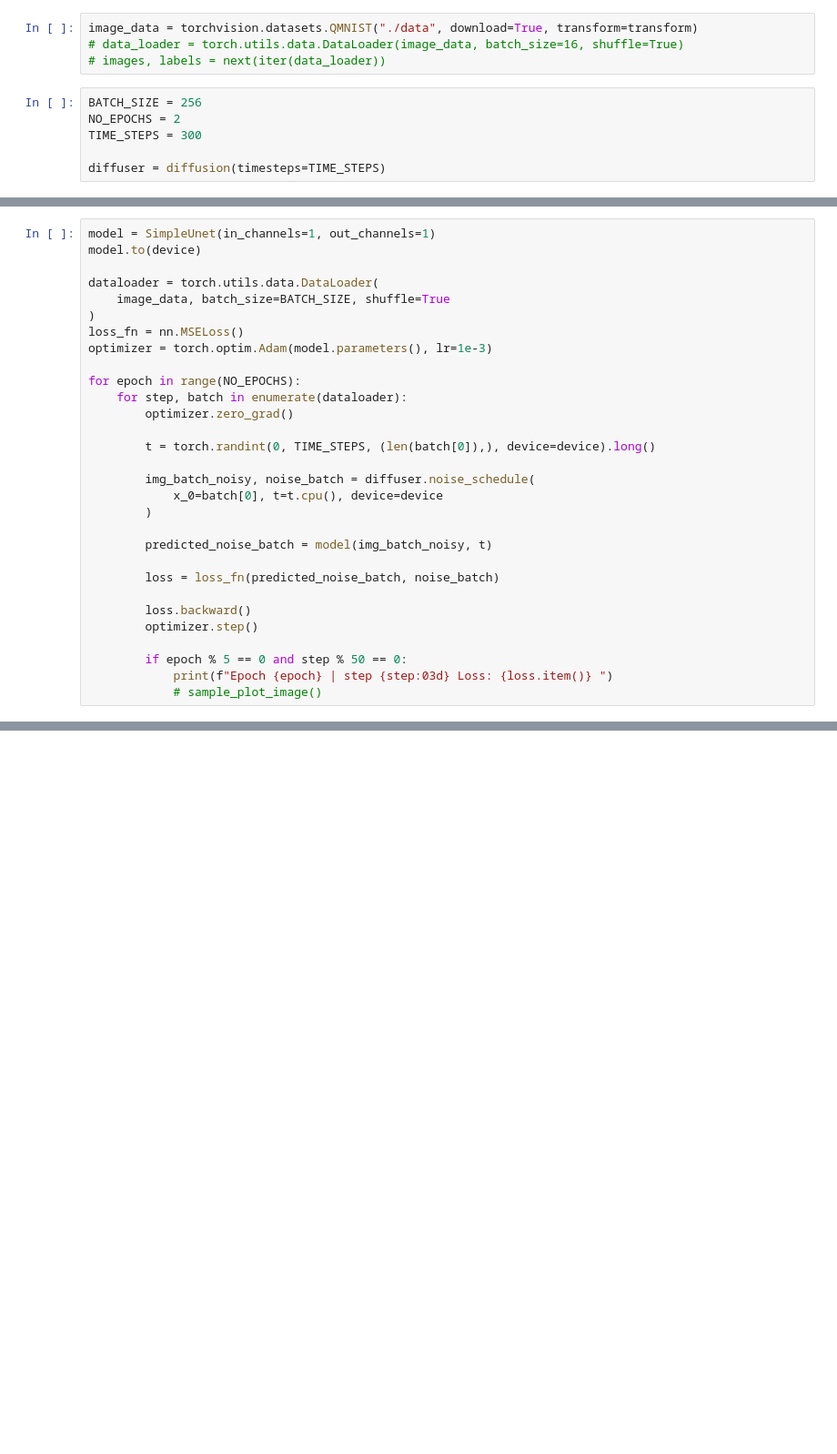
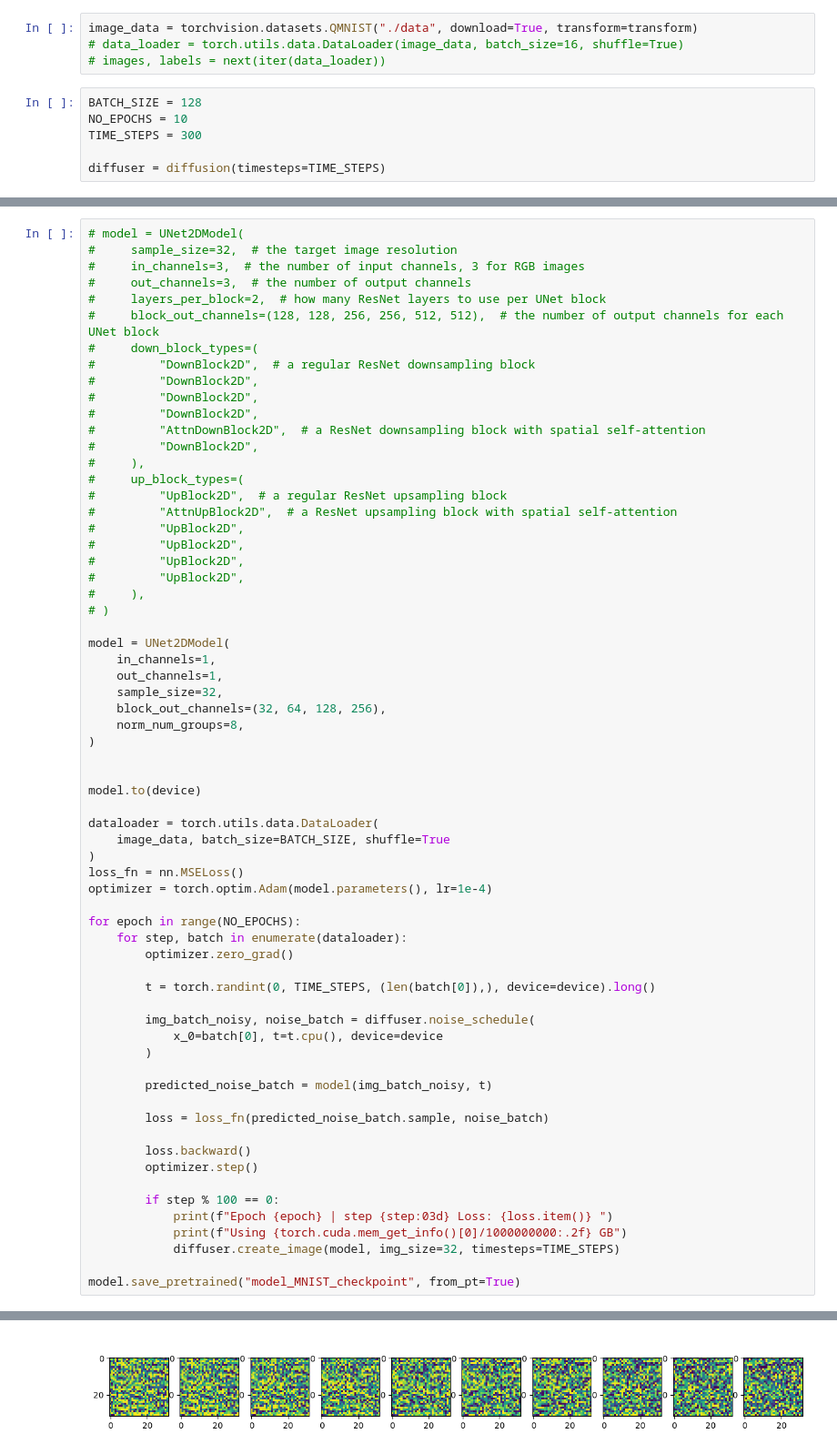
Before and after one commit to patrick-lindemann/ddpm, a Jupyter notebook: difussion.ipynb, the cells around one changed output, grey strips where cells are left out. Shown at 91% size. Drawn from its saved outputs; the diff is of its cells as text; blank space fills up the shorter version.

```diff
--- a/difussion.ipynb
+++ b/difussion.ipynb
@@ -99,8 +117,8 @@ image_data = torchvision.datasets.QMNIST("./data", download=True, transform=tran
 # data_loader = torch.utils.data.DataLoader(image_data, batch_size=16, shuffle=True)
 # images, labels = next(iter(data_loader))
 # %%
-BATCH_SIZE = 256
-NO_EPOCHS = 2
+BATCH_SIZE = 128
+NO_EPOCHS = 10
 TIME_STEPS = 300
 
 diffuser = diffusion(timesteps=TIME_STEPS)
@@ -115,12 +125,44 @@ diffuser = diffusion(timesteps=TIME_STEPS)
 # %%
-model = SimpleUnet(in_channels=1, out_channels=1)
+# model = UNet2DModel(
+#     sample_size=32,  # the target image resolution
+#     in_channels=3,  # the number of input channels, 3 for RGB images
+#     out_channels=3,  # the number of output channels
+#     layers_per_block=2,  # how many ResNet layers to use per UNet block
+#     block_out_channels=(128, 128, 256, 256, 512, 512),  # the number of output channels for each UNet block
+#     down_block_types=(
+#         "DownBlock2D",  # a regular ResNet downsampling block
+#         "DownBlock2D",
+#         "DownBlock2D",
+#         "DownBlock2D",
+#         "AttnDownBlock2D",  # a ResNet downsampling block with spatial self-attention
+#         "DownBlock2D",
+#     ),
+#     up_block_types=(
+#         "UpBlock2D",  # a regular ResNet upsampling block
+#         "AttnUpBlock2D",  # a ResNet upsampling block with spatial self-attention
+#         "UpBlock2D",
+#         "UpBlock2D",
+#         "UpBlock2D",
+#         "UpBlock2D",
+#     ),
+# )
+
+model = UNet2DModel(
+    in_channels=1,
+    out_channels=1,
+    sample_size=32,
+    block_out_channels=(32, 64, 128, 256),
+    norm_num_groups=8,
+)
+
+
 model.to(device)
 
 dataloader = torch.utils.data.DataLoader(
     image_data, batch_size=BATCH_SIZE, shuffle=True
 )
 loss_fn = nn.MSELoss()
-optimizer = torch.optim.Adam(model.parameters(), lr=1e-3)
+optimizer = torch.optim.Adam(model.parameters(), lr=1e-4)
 
 for epoch in range(NO_EPOCHS):
     for step, batch in enumerate(dataloader):
@@ -134,12 +176,15 @@ for epoch in range(NO_EPOCHS):
 
         predicted_noise_batch = model(img_batch_noisy, t)
 
-        loss = loss_fn(predicted_noise_batch, noise_batch)
+        loss = loss_fn(predicted_noise_batch.sample, noise_batch)
 
         loss.backward()
         optimizer.step()
 
-        if epoch % 5 == 0 and step % 50 == 0:
+        if step % 100 == 0:
             print(f"Epoch {epoch} | step {step:03d} Loss: {loss.item()} ")
-            # sample_plot_image()
+            print(f"Using {torch.cuda.mem_get_info()[0]/1000000000:.2f} GB")
+            diffuser.create_image(model, img_size=32, timesteps=TIME_STEPS)
+
+model.save_pretrained("model_MNIST_checkpoint", from_pt=True)
 # %% [output]
@@ -150,0 +193 @@ Epoch 0 | step 200 Loss: 0.05622456595301628
+[figure, added]
```
Also changed, not shown: parts of 7 cells of this notebook, 2 other files.
